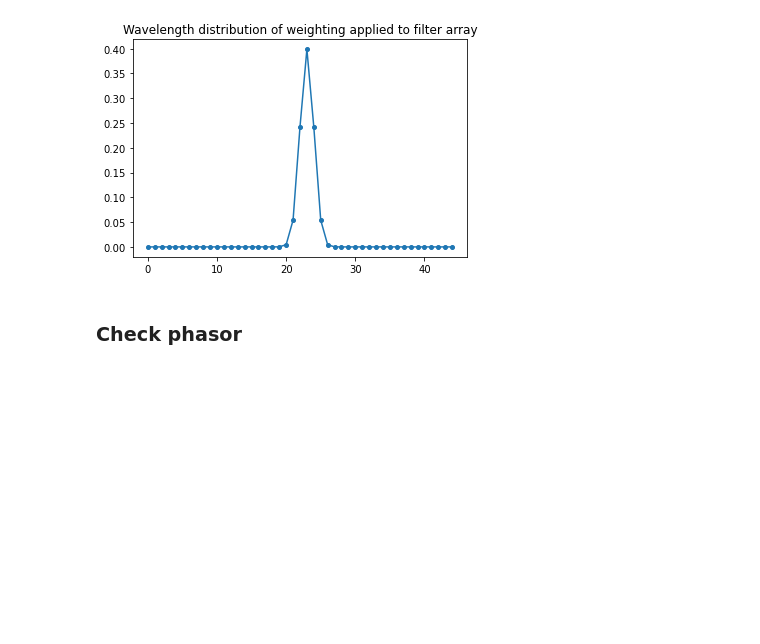
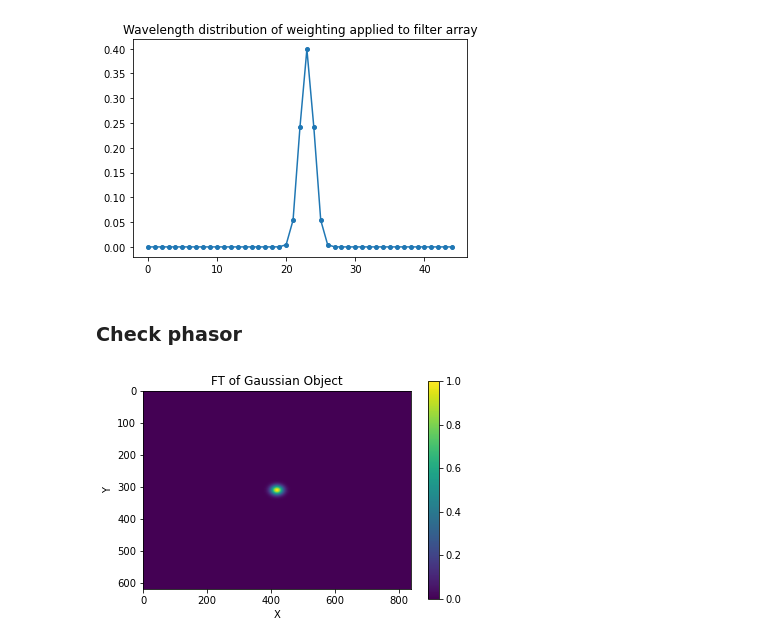
Before and after one commit to neerja/spectralmicroscope_gaussiansplatting, a Jupyter notebook: GaussSplatting/gaussian_localization.ipynb, the cells around one changed output. Drawn from its saved outputs; the diff is of its cells as text; code cells hidden in the pictures; blank space fills up the shorter version.

Commit message:
Tested phase ramp generation

```diff
--- a/GaussSplatting/gaussian_localization.ipynb
+++ b/GaussSplatting/gaussian_localization.ipynb
@@ -374,4 +374,16 @@ NY, NX, NL = m.shape
 g_test = gp.GaussObject(muy,mux,mul,sigy,sigx,sigl)
 [x,y,coords] = gp.createMeshGrid(NX, NY)
 # %%
-phasor_test, phaseramp_test = gp.createPhasor(x,y,mux,muy)
+gauss_f_values_test = gp.createGaussFilter(g_test.covariancematrix, coords, NX, NY, g_test.amplitude)
+phasor_test, phaseramp_test = gp.createPhasor(x,y,g_test.mux,g_test.muy)
+gauss_f_test = gauss_f_values_test * phasor_test
+
+plt.figure()
+plt.imshow(torch.abs(gauss_f_test.detach()))
+plt.xlabel('X')
+plt.ylabel('Y')
+plt.title('FT of Gaussian Object')
+plt.colorbar()
+plt.show()
+# %% [output]
+[figure, added]
```
Also changed, not shown: parts of 1 cell of this notebook.
